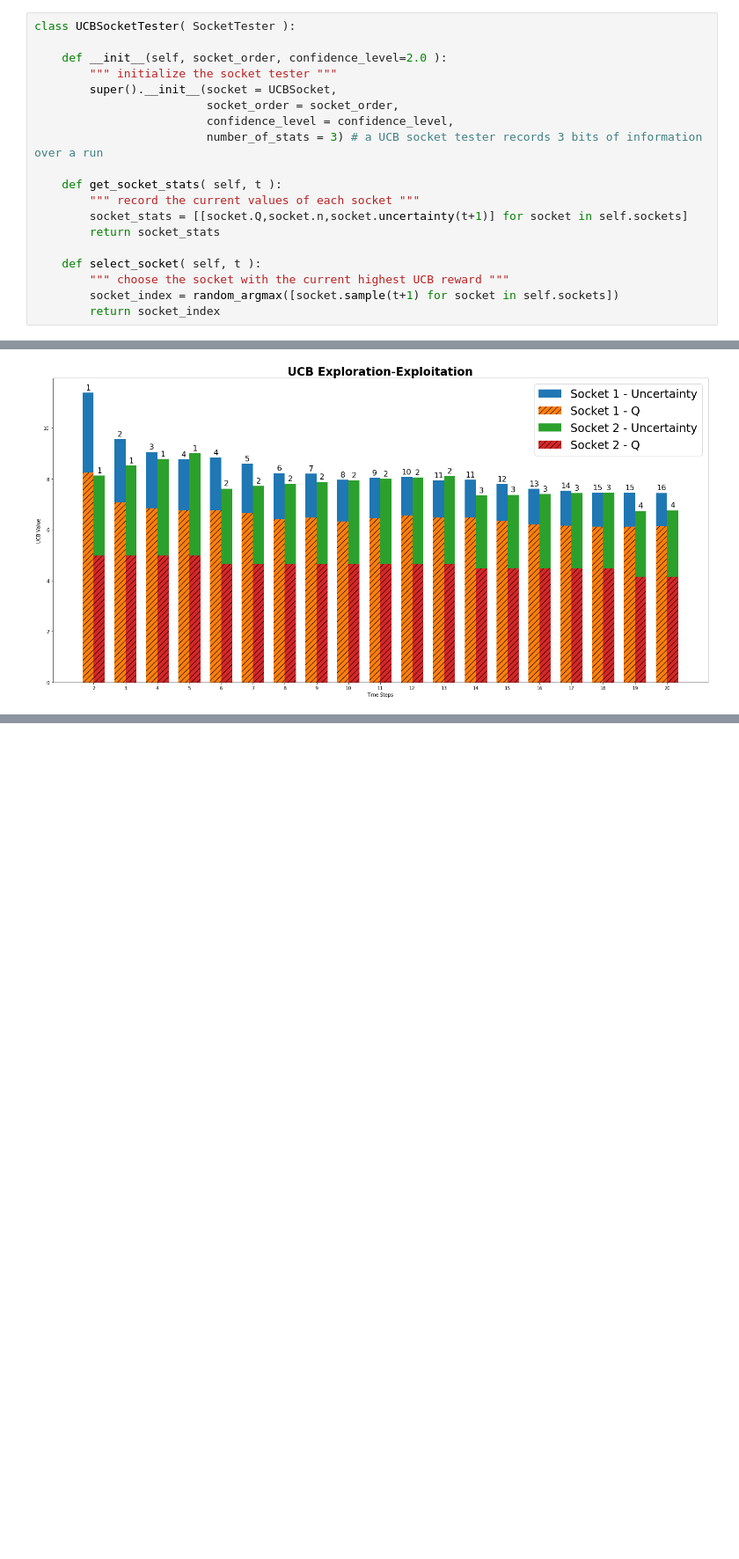
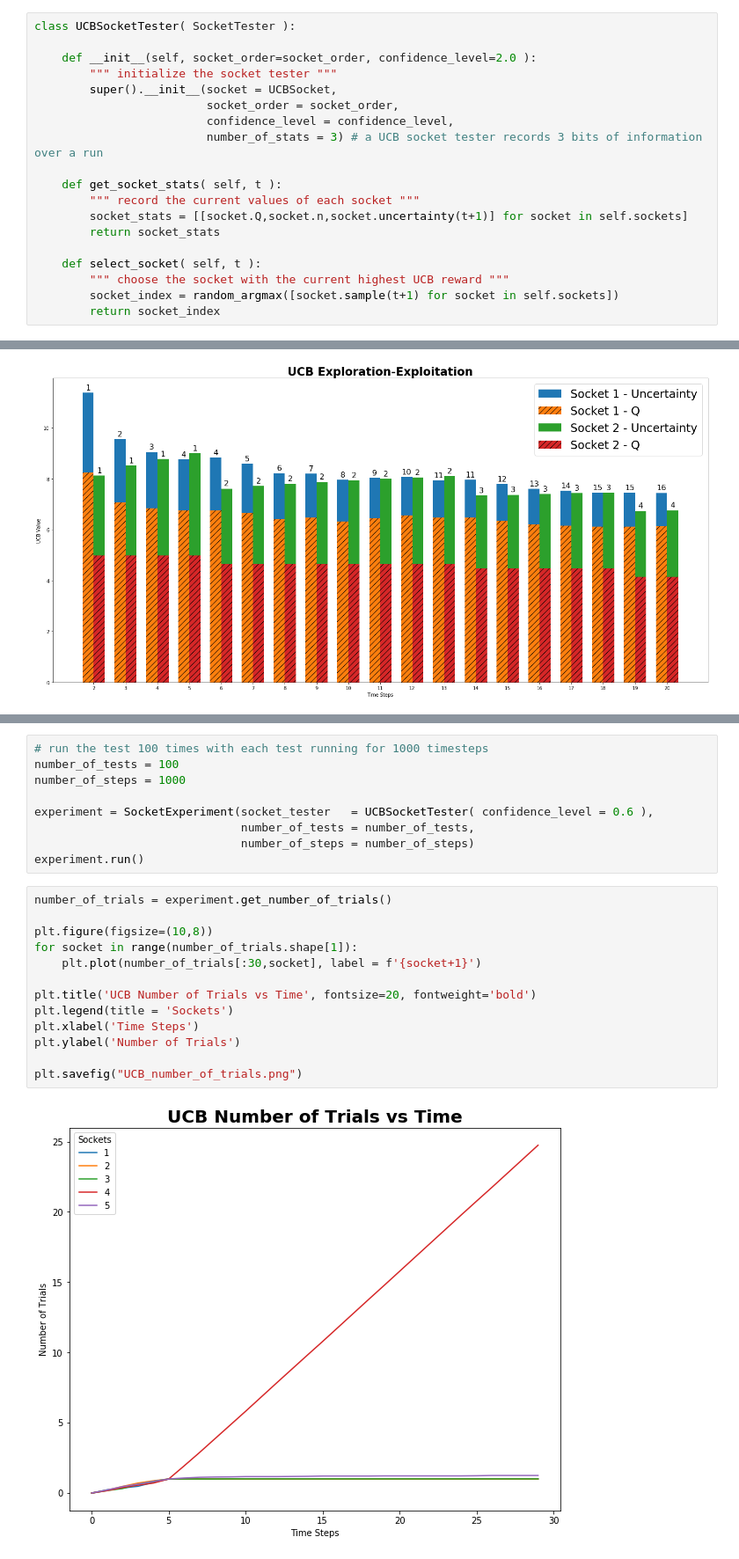
Before and after one commit to WhatIThinkAbout/BabyRobot, a Jupyter notebook: Upper Confidence Bound.ipynb, the cells around one changed output, grey strips where cells are left out. Shown: that part at 88% size. Cells and saved outputs as stored; diff of their text form; blank space fills up the shorter version.

```diff
--- a/Upper Confidence Bound.ipynb
+++ b/Upper Confidence Bound.ipynb
@@ -60,7 +60,7 @@ class UCBSocket( PowerSocket ):
 # %%
 class UCBSocketTester( SocketTester ):
 
-    def __init__(self, socket_order, confidence_level=2.0 ):
+    def __init__(self, socket_order=socket_order, confidence_level=2.0 ):
         """ initialize the socket tester """
         super().__init__(socket = UCBSocket,
                          socket_order = socket_order,
@@ -137,0 +290,24 @@ plt.show()
+# %%
+# run the test 100 times with each test running for 1000 timesteps
+number_of_tests = 100
+number_of_steps = 1000
+
+experiment = SocketExperiment(socket_tester   = UCBSocketTester( confidence_level = 0.6 ),
+                              number_of_tests = number_of_tests,
+                              number_of_steps = number_of_steps)
+experiment.run()
+# %%
+number_of_trials = experiment.get_number_of_trials()
+
+plt.figure(figsize=(10,8))
+for socket in range(number_of_trials.shape[1]):
+    plt.plot(number_of_trials[:30,socket], label = f'{socket+1}')
+
+plt.title('UCB Number of Trials vs Time', fontsize=20, fontweight='bold')
+plt.legend(title = 'Sockets')
+plt.xlabel('Time Steps')
+plt.ylabel('Number of Trials')
+
+plt.savefig("UCB_number_of_trials.png")
+# %% [output]
+[figure, added]
```
Also changed, not shown: parts of 12 cells of this notebook, 1 other file.
